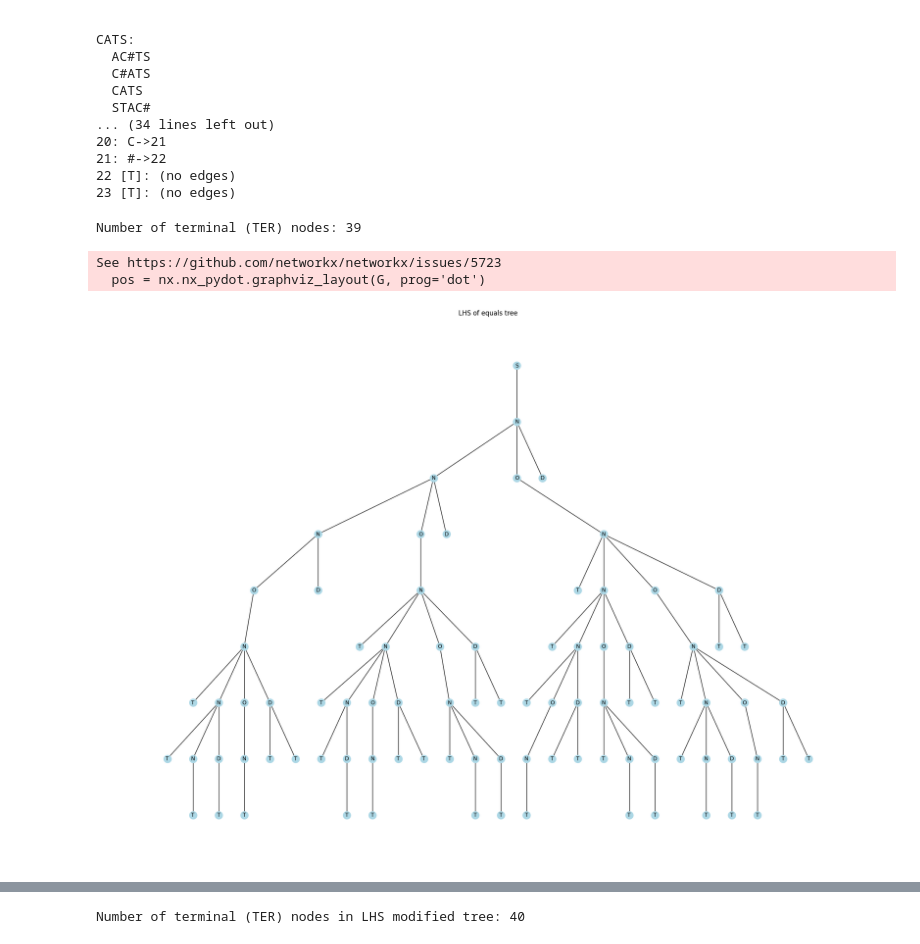
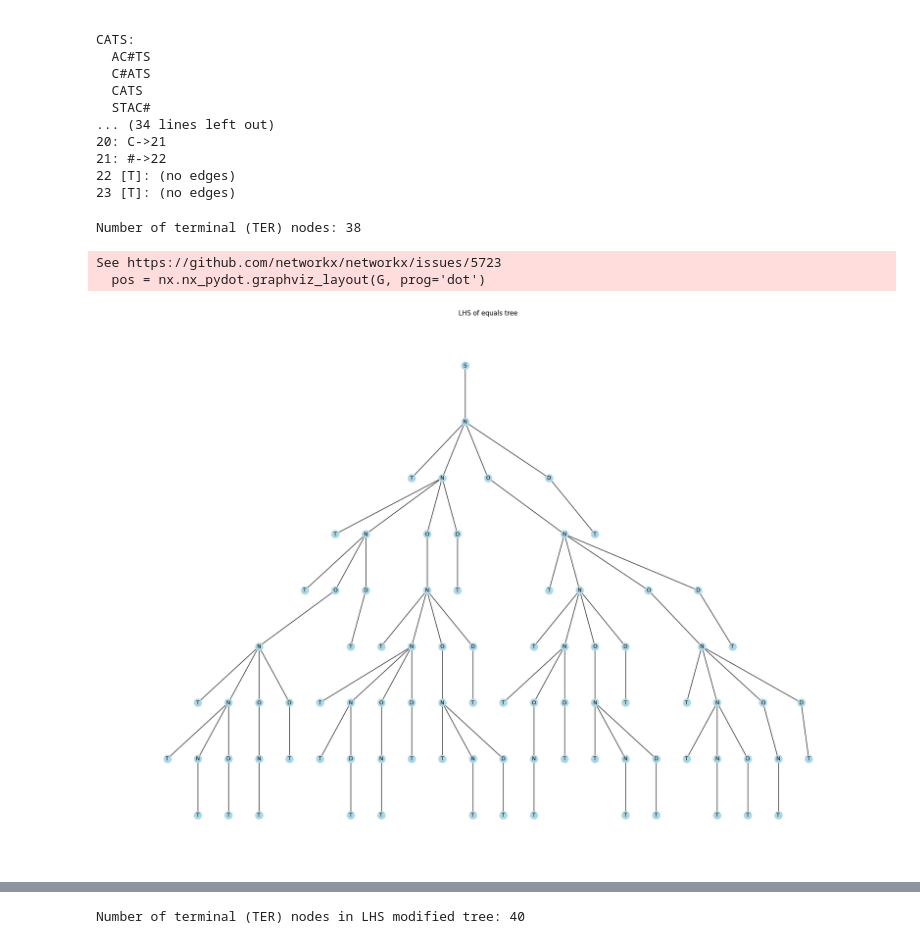
Before and after one commit to TarinPairor/a-math, a Jupyter notebook: test.ipynb, the cells around one changed output, grey strips where cells are left out. Saved outputs shown, nothing was run; the diff lists cells and outputs as text; code cells hidden in the pictures.

```diff
--- a/test.ipynb
+++ b/test.ipynb
@@ -386,65 +386,40 @@ def build_lhs_equals_tree():
         num_streak: how many contiguous NUM are on this path
         has_op: whether an OP exists on this path
         """
-        # If at max depth, cannot add children (TER does not count in depth)
+
+        # After every NUM or N there should be a terminal, bar none:
+        if parent.name == NUM:
+            Node(TER, parent=parent)
+        # After every DASH there should be a terminal, bar none:
+        if parent.name == DASH:
+            Node(TER, parent=parent)
+
         if depth >= MAX_DEPTH:
-            # May add TER if allowed rules, but no child nodes otherwise
-            # At the last depth, do not add any "O" (OP) nodes without terminal
-            # (only add TER if allowed, do NOT add OP, NUM, or DASH children)
-            if (parent.name == NUM or parent.name == DASH) and has_op:
-                Node(TER, parent=parent)
             return
-
-        # rule 7: TER only allowed after NUM or - AND only if OP exists on path
-        if (parent.name == NUM or parent.name == DASH) and has_op:
-            Node(TER, parent=parent)
 
         # Only continue if not at TER or end of path
         if parent.name == TER:
             return
 
         if parent.name == NUM:
-            # Can branch to NUM (if not over num streak), OP, -
+            # Can branch to NUM (if not over num streak), OP, DASH
             if num_streak < MAX_CONTIG_NUM:
                 add_children(Node(NUM, parent=parent), depth+1, path+[NUM], num_streak+1, has_op)
             # Can branch to OP only if not at the next depth being the last allowed non-terminal depth
             if depth+1 < MAX_DEPTH:
                 add_children(Node(OP, parent=parent), depth+1, path+[OP], 0, True)
-            # Can branch to DASH but must not do NUM -> DASH -> NUM (rule 4)
+            # Can branch to DASH but must not do NUM -> DASH -> NUM (not handled here for this strict "always add terminal" approach)
             add_children(Node(DASH, parent=parent), depth+1, path+[DASH], 0, has_op)
         elif parent.name == OP:
             # OP can only go to NUM
-            # Only allow OP->NUM if next depth does not exceed MAX_DEPTH (i.e. NUM won't be left stranded at last non-terminal level)
             add_children(Node(NUM, parent=parent), depth+1, path+[NUM], 1, has_op)
-        elif parent.name == DASH:
-            # - can only go to TER, and cannot be in the middle (do not allow - -> NUM)
-            if has_op:  # rule 7
-                Node(TER, parent=parent)
-            # Do not add further (no dash -> num per rule 4)
+        # No children from DASH except for the forced terminal above.
 
     # Begin recursion from the "N" node (child of S, depth=1, root is depth=0)
     add_children(n_node, 1, [START, NUM], 1, False)
     return root
 
-# --- Clean pass to remove any O's at the last level that don't have a TER child ---
-
-def prune_last_level_Os_without_terminal(node, depth, max_depth):
-    """
-    Remove OP ("O") nodes at depth==max_depth that do not have a "T" child.
-    This is a post-build tree cleaning step.
-    """
-    to_remove = []
-    for child in node.children:
-        # Post-order traversal to go bottom-up
-        prune_last_level_Os_without_terminal(child, depth+1, max_depth)
-        if (
-            child.name == OP
-            and depth+1 == max_depth
-            and not any(grandchild.name == TER for grandchild in child.children)
-        ):
-            to_remove.append(child)
-    for child in to_remove:
-        child.parent = None  # Remove node from tree
+# No need for O-pruning step, since O's are always followed by N and the strict terminal construction above handles terminal addition
 
 # Build and display the tree using anytree and matplotlib
 import matplotlib.pyplot as plt
@@ -459,39 +434,37 @@ def build_nx_graph(node, G, parent=None):
         build_nx_graph(child, G, node)
 
 tree_root = build_lhs_equals_tree()
-# Remove O's at last non-terminal level that have no terminal children
-prune_last_level_Os_without_terminal(tree_root, 0, MAX_DEPTH)
 
 G = nx.DiGraph()
 build_nx_graph(tree_root, G)
 
 # Count terminals ("T")
 def count_terminals(node):
     count = 1 if node.name == TER else 0
     for child in node.children:
         count += count_terminals(child)
     return count
 
 num_terminals = count_terminals(tree_root)
 print(f"Number of terminal (TER) nodes: {num_terminals}")
 
 # Position using graphviz 'dot' for better tree layout if available
 try:
     pos = nx.nx_pydot.graphviz_layout(G, prog='dot')
 except Exception:
     pos = nx.spring_layout(G)
 
 labels = nx.get_node_attributes(G, 'label')
 plt.figure(figsize=(20, 14))  # Increased figure size
 nx.draw(G, pos, with_labels=True, labels=labels, arrows=False, node_size=200, node_color='lightblue', font_size=10)
 plt.title("LHS of equals tree")  # Add more padding to the title
 plt.tight_layout(pad=3.0)  # Add padding around the plot
 plt.show()
 # %% [output]
-Number of terminal (TER) nodes: 39
+Number of terminal (TER) nodes: 38
 See https://github.com/networkx/networkx/issues/5723
   pos = nx.nx_pydot.graphviz_layout(G, prog='dot')
-[figure, old version]
+[figure, new version]
 # %%
 from anytree import Node, RenderTree
 
```
Also changed, not shown: parts of 2 cells of this notebook.
